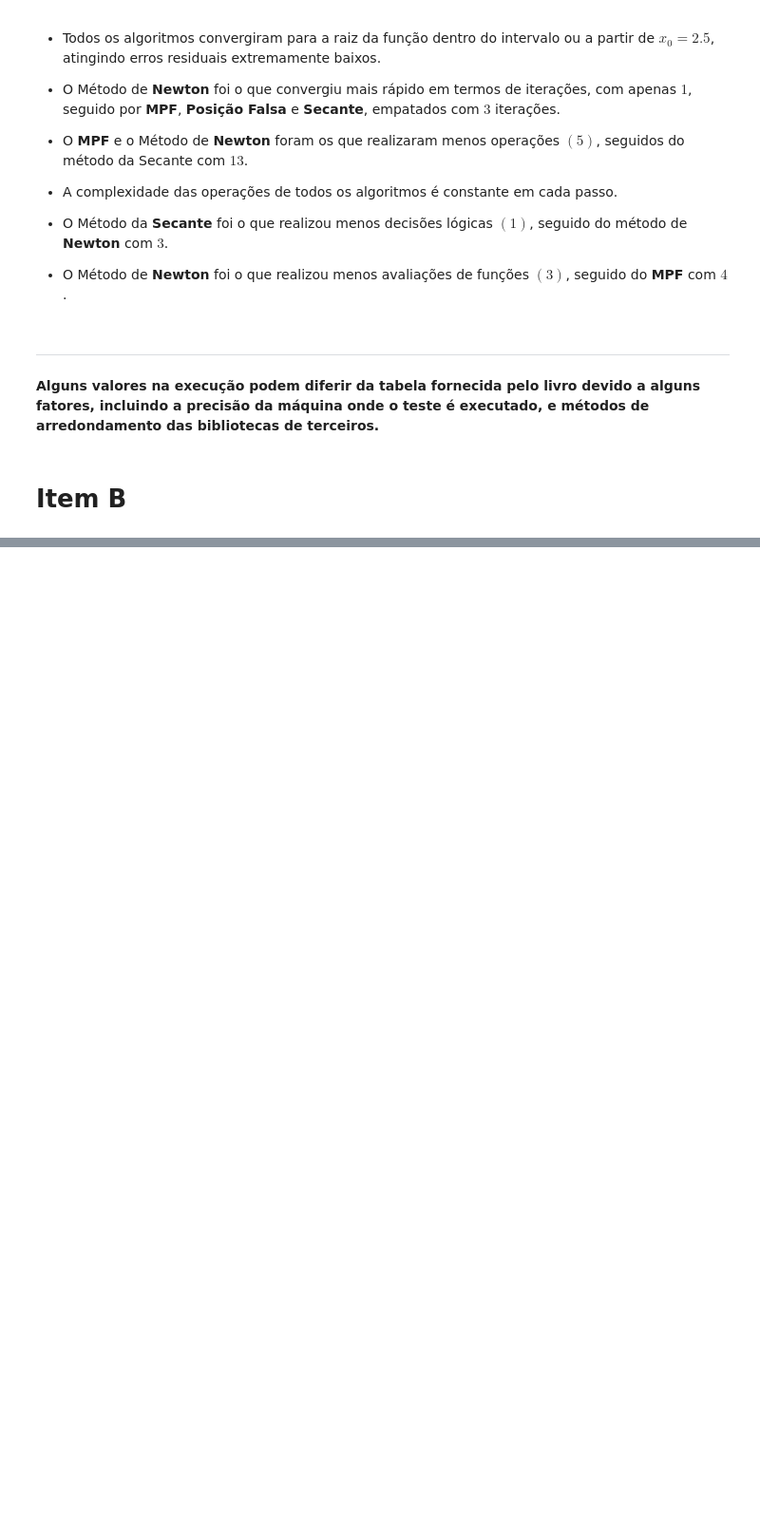
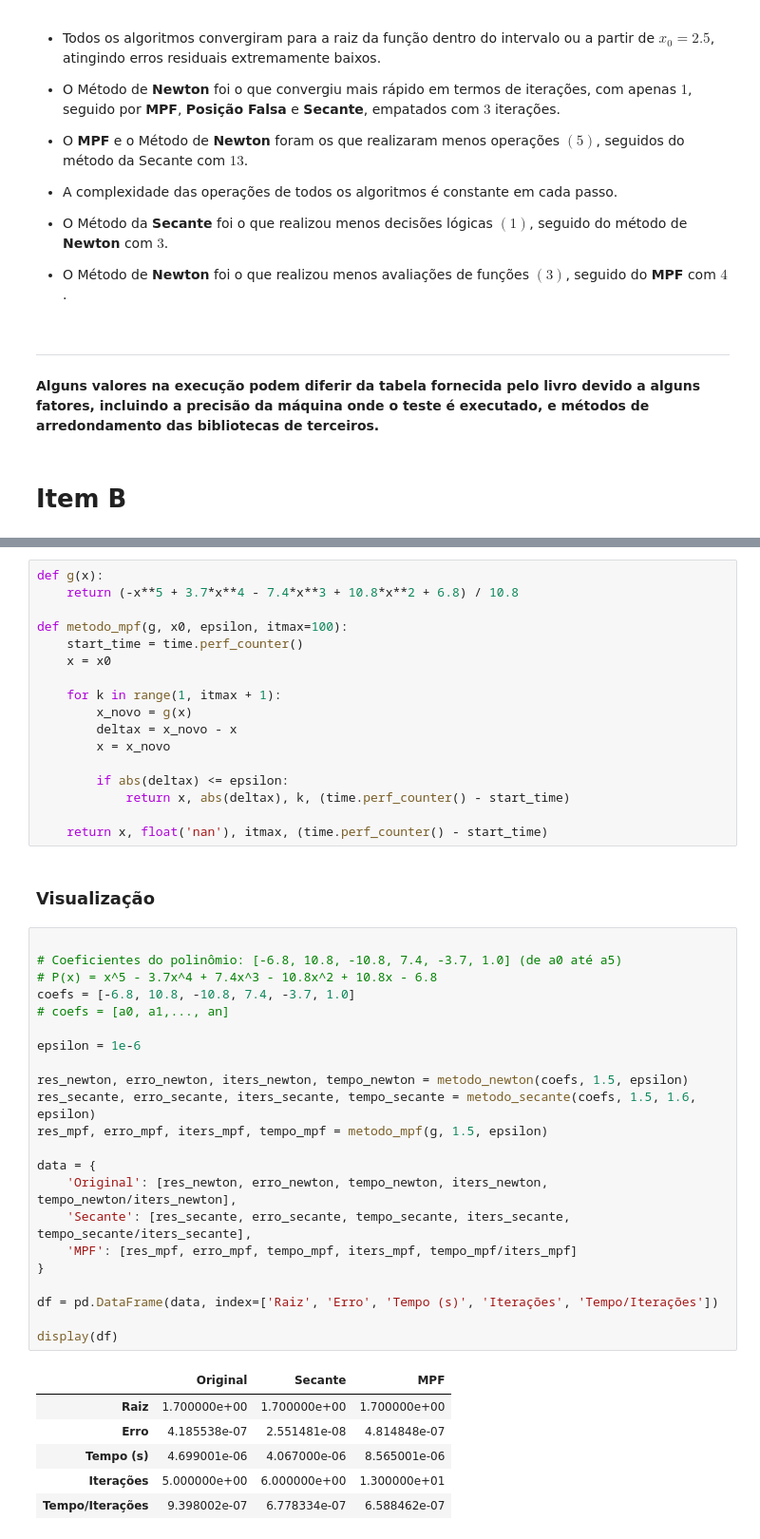
Before and after one commit to PedroMends30/matematica-computacional, a Jupyter notebook: Atividade_2.1_Mat_Comp.ipynb, the cells around one changed output, grey strips where cells are left out. Shown at 95% size. Drawn from its saved outputs; the diff is of its cells as text; blank space fills up the shorter version.

Commit message:
fix: Add implementations for Secante and MPF methods, along with detailed markdown explanations and visualizations

```diff
--- a/Atividade_2.1_Mat_Comp.ipynb
+++ b/Atividade_2.1_Mat_Comp.ipynb
@@ -678,0 +753,48 @@ exec_example(
+# %%
+def g(x):
+    return (-x**5 + 3.7*x**4 - 7.4*x**3 + 10.8*x**2 + 6.8) / 10.8
+
+def metodo_mpf(g, x0, epsilon, itmax=100):
+    start_time = time.perf_counter()
+    x = x0
+
+    for k in range(1, itmax + 1):
+        x_novo = g(x)
+        deltax = x_novo - x
+        x = x_novo
+
+        if abs(deltax) <= epsilon:
+            return x, abs(deltax), k, (time.perf_counter() - start_time)
+
+    return x, float('nan'), itmax, (time.perf_counter() - start_time)
+# %% [markdown]
+### Visualização
+# %%
+
+# Coeficientes do polinômio: [-6.8, 10.8, -10.8, 7.4, -3.7, 1.0] (de a0 até a5)
+# P(x) = x^5 - 3.7x^4 + 7.4x^3 - 10.8x^2 + 10.8x - 6.8
+coefs = [-6.8, 10.8, -10.8, 7.4, -3.7, 1.0]
+# coefs = [a0, a1,..., an]
+
+epsilon = 1e-6
+
+res_newton, erro_newton, iters_newton, tempo_newton = metodo_newton(coefs, 1.5, epsilon)
+res_secante, erro_secante, iters_secante, tempo_secante = metodo_secante(coefs, 1.5, 1.6, epsilon)
+res_mpf, erro_mpf, iters_mpf, tempo_mpf = metodo_mpf(g, 1.5, epsilon)
+
+data = {
+    'Original': [res_newton, erro_newton, tempo_newton, iters_newton, tempo_newton/iters_newton],
+    'Secante': [res_secante, erro_secante, tempo_secante, iters_secante, tempo_secante/iters_secante],
+    'MPF': [res_mpf, erro_mpf, tempo_mpf, iters_mpf, tempo_mpf/iters_mpf]
+}
+
+df = pd.DataFrame(data, index=['Raiz', 'Erro', 'Tempo (s)', 'Iterações', 'Tempo/Iterações'])
+
+display(df)
+# %% [output]
+|  | Original | Secante | MPF |
+| Raiz | 1.700000e+00 | 1.700000e+00 | 1.700000e+00 |
+| Erro | 4.185538e-07 | 2.551481e-08 | 4.814848e-07 |
+| Tempo (s) | 4.699001e-06 | 4.067000e-06 | 8.565001e-06 |
+| Iterações | 5.000000e+00 | 6.000000e+00 | 1.300000e+01 |
+| Tempo/Iterações | 9.398002e-07 | 6.778334e-07 | 6.588462e-07 |
```
Also changed, not shown: parts of 5 cells of this notebook.
